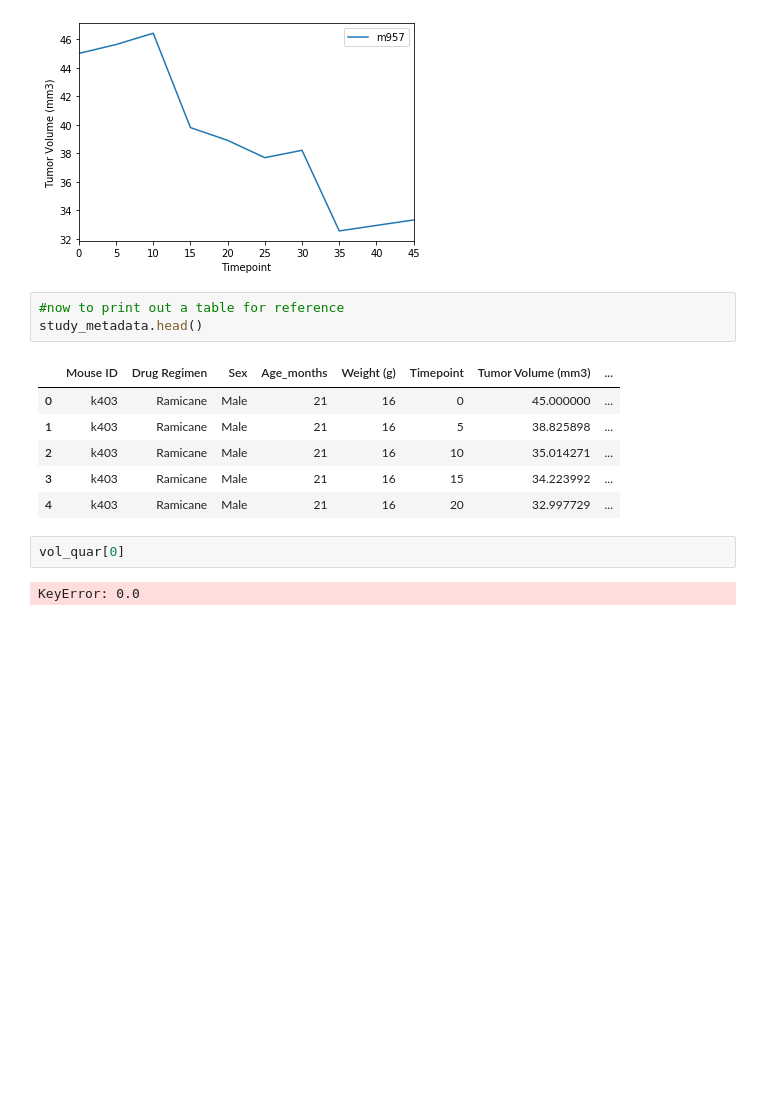
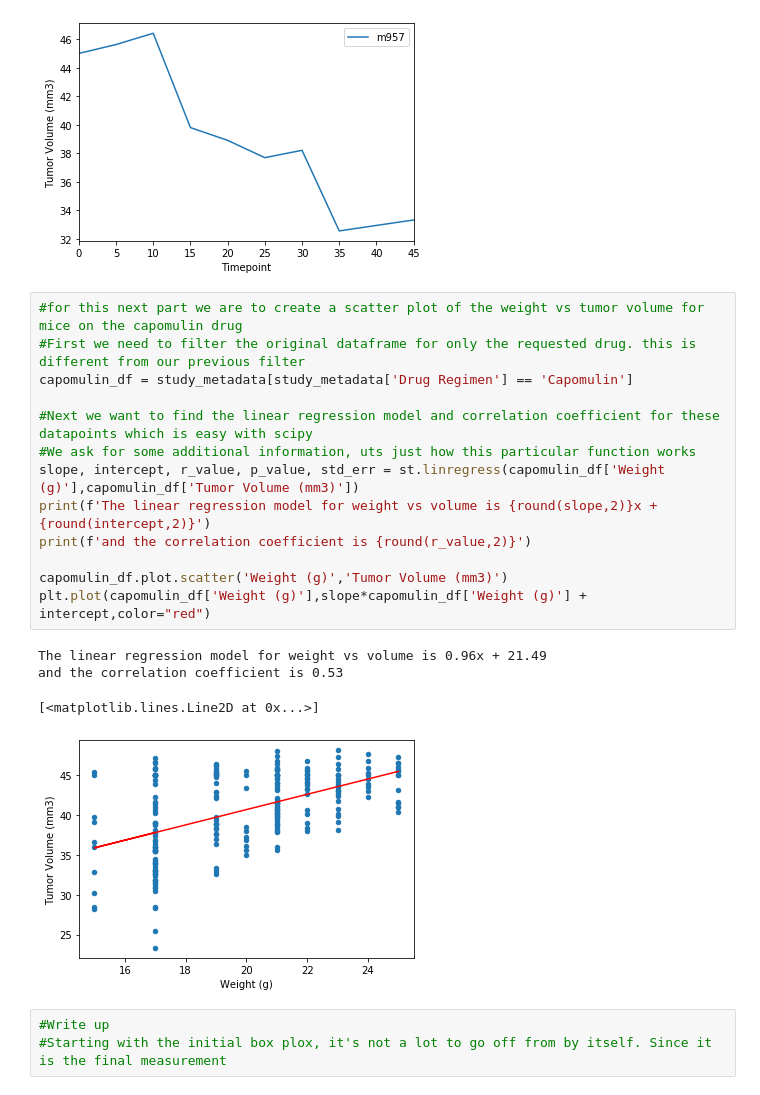
Before and after one commit to wonderbug2020/matplotlib-challenge, a Jupyter notebook: main1.ipynb, the cells around one changed output. Drawn from its saved outputs; the diff is of its cells as text; blank space fills up the shorter version.

Commit message:
added scatter plot with regression line for mouse weight vs tumor size

```diff
--- a/main1.ipynb
+++ b/main1.ipynb
@@ -130,17 +130,24 @@ plt.legend(("m957",))
 # %% [output]
 <matplotlib.legend.Legend at 0x...>
 [figure]
-# %%
-#now to print out a table for reference
-study_metadata.head()
-# %% [output]
-|  | Mouse ID | Drug Regimen | Sex | Age_months | Weight (g) | Timepoint | Tumor Volume (mm3) | ... |
-| 0 | k403 | Ramicane | Male | 21 | 16 | 0 | 45.000000 | ... |
-| 1 | k403 | Ramicane | Male | 21 | 16 | 5 | 38.825898 | ... |
-| 2 | k403 | Ramicane | Male | 21 | 16 | 10 | 35.014271 | ... |
-| 3 | k403 | Ramicane | Male | 21 | 16 | 15 | 34.223992 | ... |
-| 4 | k403 | Ramicane | Male | 21 | 16 | 20 | 32.997729 | ... |
-# %%
-vol_quar[0]
-# %% [output]
-KeyError: 0.0
+# %%
+#for this next part we are to create a scatter plot of the weight vs tumor volume for mice on the capomulin drug
+#First we need to filter the original dataframe for only the requested drug. this is different from our previous filter
+capomulin_df = study_metadata[study_metadata['Drug Regimen'] == 'Capomulin']
+
+#Next we want to find the linear regression model and correlation coefficient for these datapoints which is easy with scipy
+#We ask for some additional information, uts just how this particular function works
+slope, intercept, r_value, p_value, std_err = st.linregress(capomulin_df['Weight (g)'],capomulin_df['Tumor Volume (mm3)'])
+print(f'The linear regression model for weight vs volume is {round(slope,2)}x + {round(intercept,2)}')
+print(f'and the correlation coefficient is {round(r_value,2)}')
+
+capomulin_df.plot.scatter('Weight (g)','Tumor Volume (mm3)')
+plt.plot(capomulin_df['Weight (g)'],slope*capomulin_df['Weight (g)'] + intercept,color="red")
+# %% [output]
+The linear regression model for weight vs volume is 0.96x + 21.49
+and the correlation coefficient is 0.53
+[<matplotlib.lines.Line2D at 0x...>]
+[figure, added]
+# %%
+#Write up
+#Starting with the initial box plox, it's not a lot to go off from by itself. Since it is the final measurement
```
